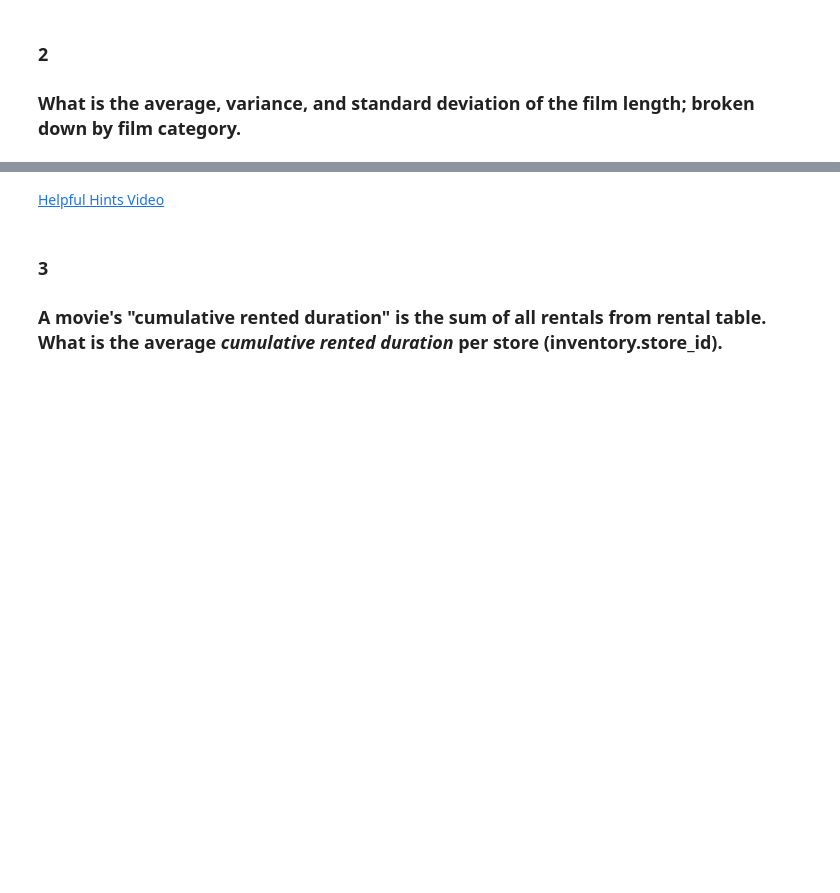
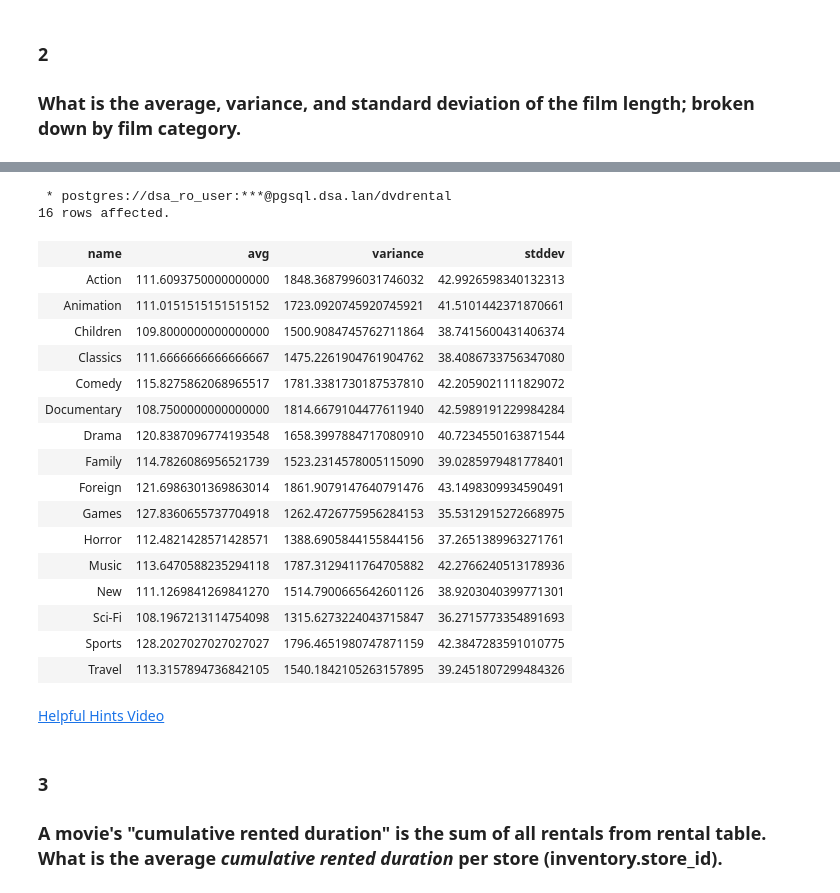
Before and after one commit to may96cc/f21dsa7030, a Jupyter notebook: module5/exercises/AdvancedAggregates.ipynb, the cells around one changed output, grey strips where cells are left out. Cells and saved outputs as stored; diff of their text form; code cells hidden in the pictures; blank space fills up the shorter version.

```diff
--- a/module5/exercises/AdvancedAggregates.ipynb
+++ b/module5/exercises/AdvancedAggregates.ipynb
@@ -40,3 +79,30 @@ EXPLAIN
+# %%
+%%sql
+
+SELECT  DISTINCT name, AVG(length), VARIANCE(length), STDDEV(length)
+FROM category as C JOIN film_category as fc ON c.category_id = fc.category_id
+JOIN film as f ON fc.film_id = f.film_id
+GROUP BY c.name
+# %% [output]
+ * postgres://dsa_ro_user:***@pgsql.dsa.lan/dvdrental
+16 rows affected.
+| name | avg | variance | stddev |
+| Action | 111.6093750000000000 | 1848.3687996031746032 | 42.9926598340132313 |
+| Animation | 111.0151515151515152 | 1723.0920745920745921 | 41.5101442371870661 |
+| Children | 109.8000000000000000 | 1500.9084745762711864 | 38.7415600431406374 |
+| Classics | 111.6666666666666667 | 1475.2261904761904762 | 38.4086733756347080 |
+| Comedy | 115.8275862068965517 | 1781.3381730187537810 | 42.2059021111829072 |
+| Documentary | 108.7500000000000000 | 1814.6679104477611940 | 42.5989191229984284 |
+| Drama | 120.8387096774193548 | 1658.3997884717080910 | 40.7234550163871544 |
+| Family | 114.7826086956521739 | 1523.2314578005115090 | 39.0285979481778401 |
+| Foreign | 121.6986301369863014 | 1861.9079147640791476 | 43.1498309934590491 |
+| Games | 127.8360655737704918 | 1262.4726775956284153 | 35.5312915272668975 |
+| Horror | 112.4821428571428571 | 1388.6905844155844156 | 37.2651389963271761 |
+| Music | 113.6470588235294118 | 1787.3129411764705882 | 42.2766240513178936 |
+| New | 111.1269841269841270 | 1514.7900665642601126 | 38.9203040399771301 |
+| Sci-Fi | 108.1967213114754098 | 1315.6273224043715847 | 36.2715773354891693 |
+| Sports | 128.2027027027027027 | 1796.4651980747871159 | 42.3847283591010775 |
+| Travel | 113.3157894736842105 | 1540.1842105263157895 | 39.2451807299484326 |
 # %% [markdown]
 [Helpful Hints Video](https://youtu.be/jy9H2KLI4Iw)
 # %% [markdown]
```
Also changed, not shown: parts of 24 cells of this notebook, 2 other files.
